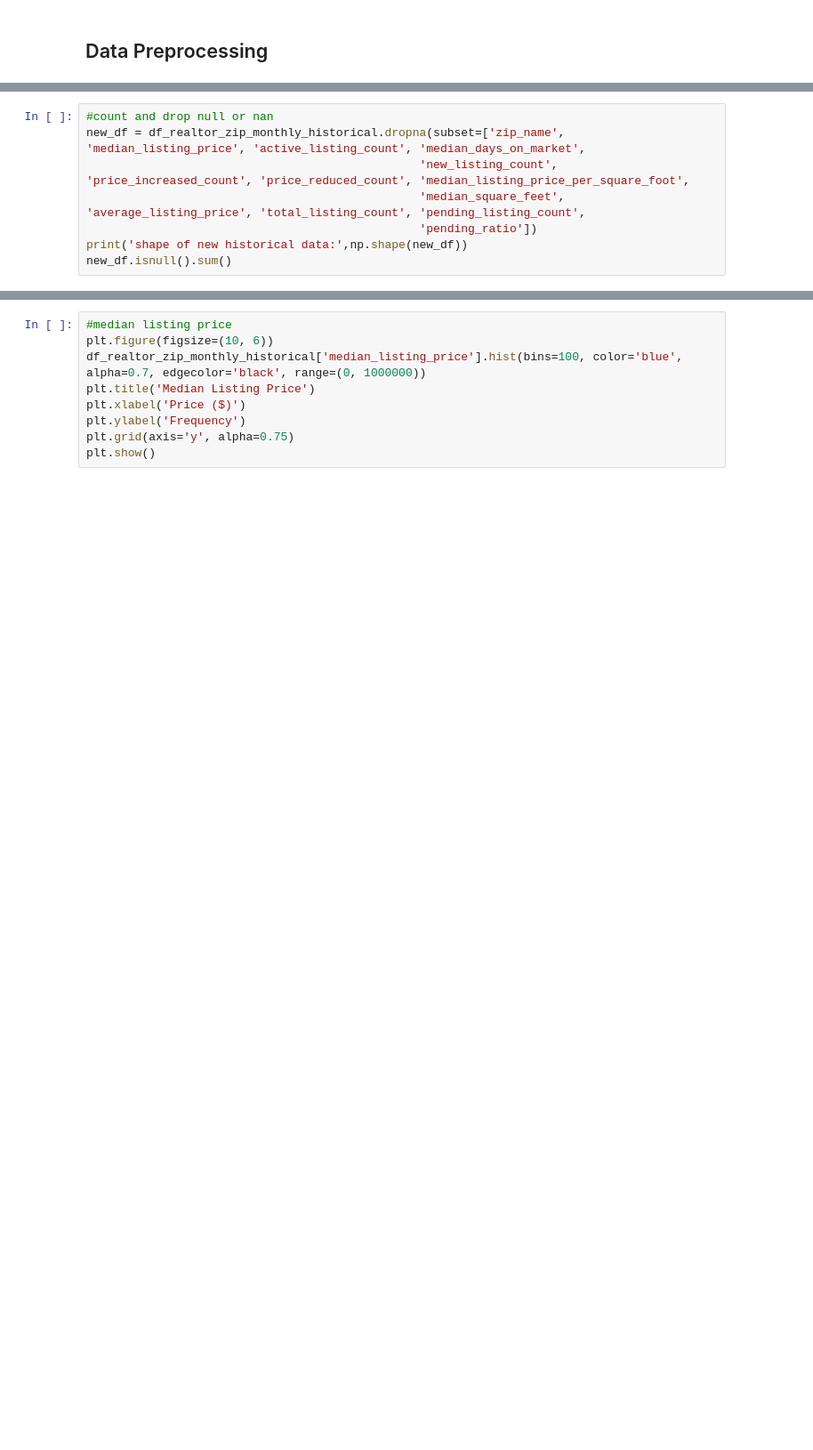
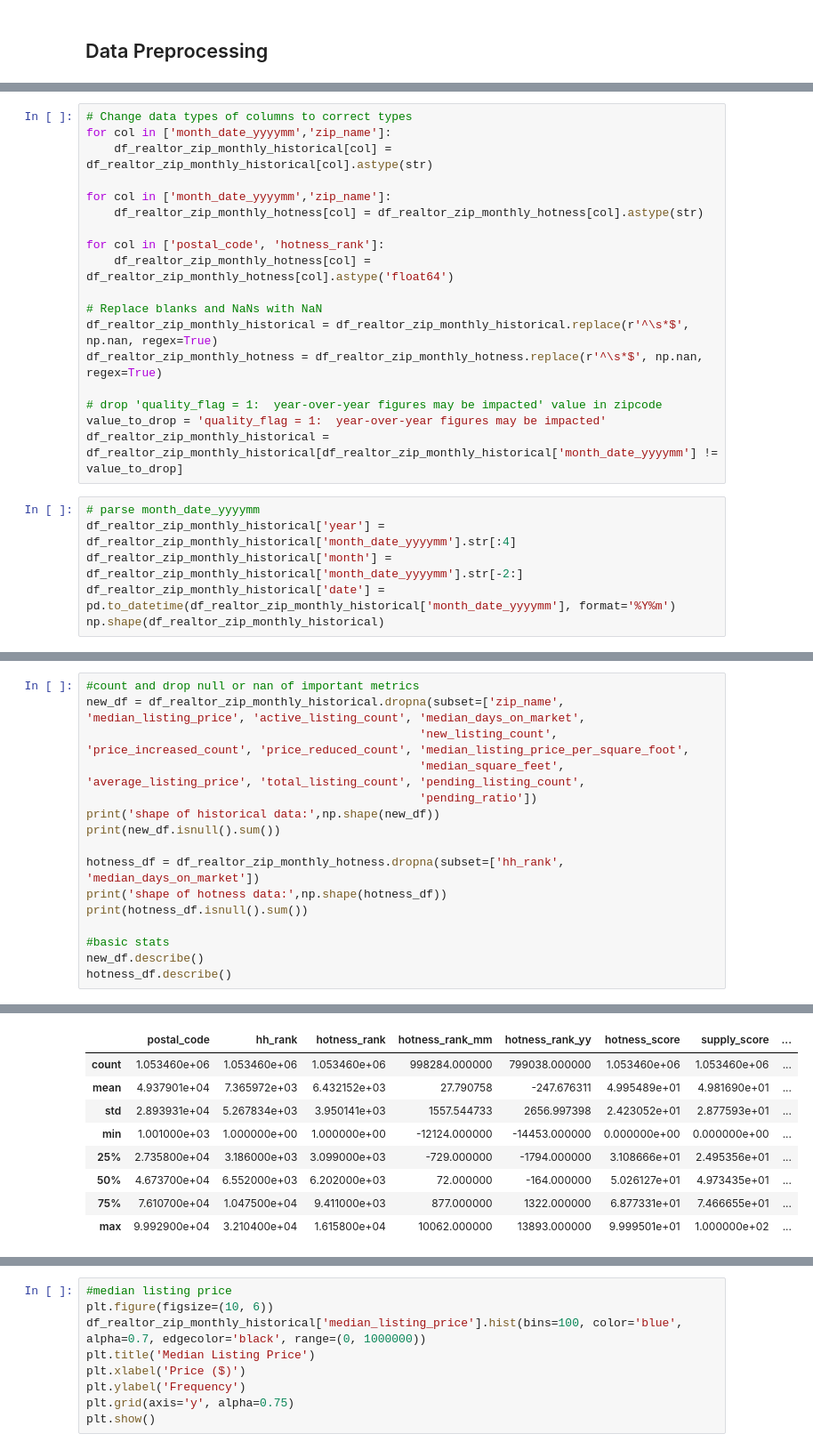
Before and after one commit to kkuc100/real_estate_analysis, a Jupyter notebook: Notebooks/leo_eda_realtor.ipynb, the cells around one changed output, grey strips where cells are left out. Shown at 89% size. Cells and saved outputs as stored; diff of their text form; blank space fills up the shorter version.

```diff
--- a/Notebooks/leo_eda_realtor.ipynb
+++ b/Notebooks/leo_eda_realtor.ipynb
@@ -52,0 +55,24 @@ df_realtor_zip_monthly_historical.head()
+# %%
+# Change data types of columns to correct types
+for col in ['month_date_yyyymm','zip_name']:
+    df_realtor_zip_monthly_historical[col] = df_realtor_zip_monthly_historical[col].astype(str)
+
+for col in ['month_date_yyyymm','zip_name']:
+    df_realtor_zip_monthly_hotness[col] = df_realtor_zip_monthly_hotness[col].astype(str)
+
+for col in ['postal_code', 'hotness_rank']:
+    df_realtor_zip_monthly_hotness[col] = df_realtor_zip_monthly_hotness[col].astype('float64')
+
+# Replace blanks and NaNs with NaN
+df_realtor_zip_monthly_historical = df_realtor_zip_monthly_historical.replace(r'^\s*$', np.nan, regex=True)
+df_realtor_zip_monthly_hotness = df_realtor_zip_monthly_hotness.replace(r'^\s*$', np.nan, regex=True)
+
+# drop 'quality_flag = 1:  year-over-year figures may be impacted' value in zipcode
+value_to_drop = 'quality_flag = 1:  year-over-year figures may be impacted'
+df_realtor_zip_monthly_historical = df_realtor_zip_monthly_historical[df_realtor_zip_monthly_historical['month_date_yyyymm'] != value_to_drop]
+# %%
+# parse month_date_yyyymm
+df_realtor_zip_monthly_historical['year'] = df_realtor_zip_monthly_historical['month_date_yyyymm'].str[:4]
+df_realtor_zip_monthly_historical['month'] = df_realtor_zip_monthly_historical['month_date_yyyymm'].str[-2:]
+df_realtor_zip_monthly_historical['date'] = pd.to_datetime(df_realtor_zip_monthly_historical['month_date_yyyymm'], format='%Y%m')
+np.shape(df_realtor_zip_monthly_historical)
@@ -53,9 +81,17 @@ df_realtor_zip_monthly_historical.head()
 # %%
-#count and drop null or nan
+#count and drop null or nan of important metrics
 new_df = df_realtor_zip_monthly_historical.dropna(subset=['zip_name', 'median_listing_price', 'active_listing_count', 'median_days_on_market',
                                                 'new_listing_count', 'price_increased_count', 'price_reduced_count', 'median_listing_price_per_square_foot',
                                                 'median_square_feet', 'average_listing_price', 'total_listing_count', 'pending_listing_count',
                                                 'pending_ratio'])
-print('shape of new historical data:',np.shape(new_df))
-new_df.isnull().sum()
+print('shape of historical data:',np.shape(new_df))
+print(new_df.isnull().sum())
+
+hotness_df = df_realtor_zip_monthly_hotness.dropna(subset=['hh_rank', 'median_days_on_market'])
+print('shape of hotness data:',np.shape(hotness_df))
+print(hotness_df.isnull().sum())
+
+#basic stats
+new_df.describe()
+hotness_df.describe()
 # %% [output]
@@ -62,0 +115,9 @@ shape of new historical data: (2184793, 40)
+|  | postal_code | hh_rank | hotness_rank | hotness_rank_mm | hotness_rank_yy | hotness_score | supply_score | ... |
+| count | 1.053460e+06 | 1.053460e+06 | 1.053460e+06 | 998284.000000 | 799038.000000 | 1.053460e+06 | 1.053460e+06 | ... |
+| mean | 4.937901e+04 | 7.365972e+03 | 6.432152e+03 | 27.790758 | -247.676311 | 4.995489e+01 | 4.981690e+01 | ... |
+| std | 2.893931e+04 | 5.267834e+03 | 3.950141e+03 | 1557.544733 | 2656.997398 | 2.423052e+01 | 2.877593e+01 | ... |
+| min | 1.001000e+03 | 1.000000e+00 | 1.000000e+00 | -12124.000000 | -14453.000000 | 0.000000e+00 | 0.000000e+00 | ... |
+| 25% | 2.735800e+04 | 3.186000e+03 | 3.099000e+03 | -729.000000 | -1794.000000 | 3.108666e+01 | 2.495356e+01 | ... |
+| 50% | 4.673700e+04 | 6.552000e+03 | 6.202000e+03 | 72.000000 | -164.000000 | 5.026127e+01 | 4.973435e+01 | ... |
+| 75% | 7.610700e+04 | 1.047500e+04 | 9.411000e+03 | 877.000000 | 1322.000000 | 6.877331e+01 | 7.466655e+01 | ... |
+| max | 9.992900e+04 | 3.210400e+04 | 1.615800e+04 | 10062.000000 | 13893.000000 | 9.999501e+01 | 1.000000e+02 | ... |
```
Also changed, not shown: parts of 22 cells of this notebook.
